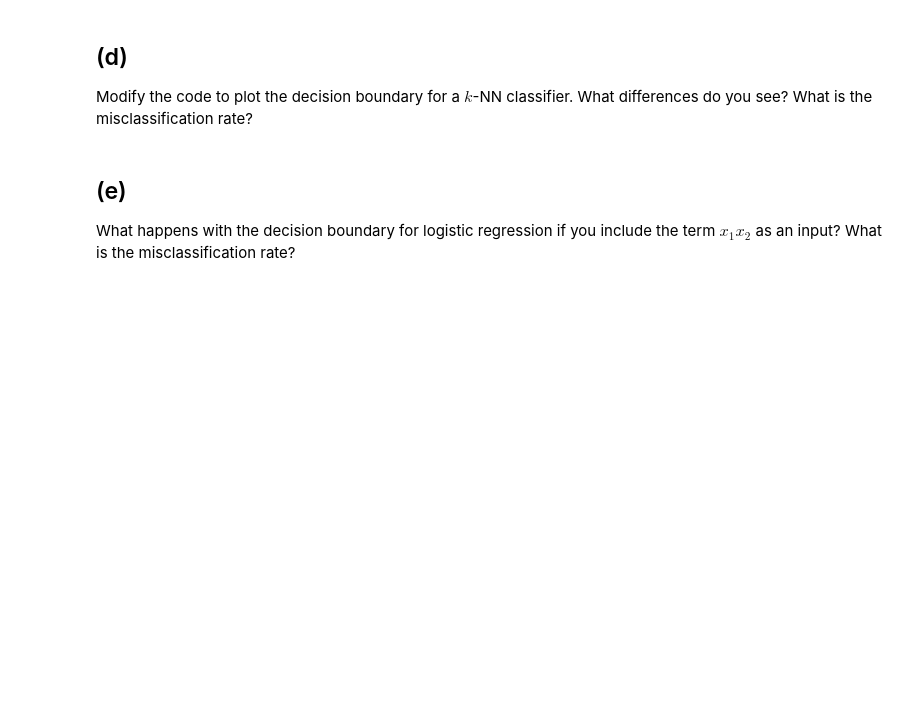
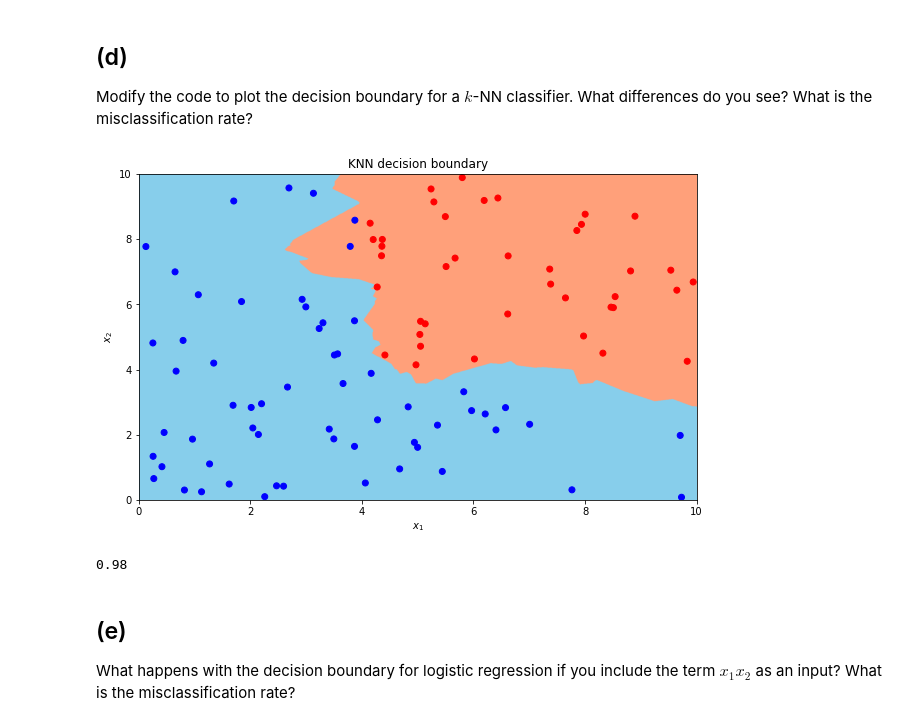
Before and after one commit to flapinski/SML, a Jupyter notebook: exercises/SML-session_4.ipynb, the cells around one changed output. Cells and saved outputs as stored; diff of their text form; code cells hidden in the pictures; blank space fills up the shorter version.

```diff
--- a/exercises/SML-session_4.ipynb
+++ b/exercises/SML-session_4.ipynb
@@ -249,6 +354,51 @@ Modify the code to plot the decision boundary for a QDA classifier. What differe
 # %% [markdown]
 ## (d)
 Modify the code to plot the decision boundary for a $k$-NN classifier. What differences do you see? What is the misclassification rate?
+# %%
+# generate data
+np.random.seed(2)
+N = 100
+x1 = np.random.uniform(0, 10, N)
+x2 = np.random.uniform(0, 10, N)
+y = np.ones(N)
+y[x1<4] = 0
+y[x2<4] = 0
+X = pd.DataFrame({'x1': x1, 'x2': x2})
+
+# learn a logistic regression model
+model = skl_nb.KNeighborsClassifier(n_neighbors=7)
+model.fit(X, y)
+
+# classify the points in the whole domain
+res = 0.01   # resolution of the squares
+xs1 = np.arange(0, 10 + res, res)
+xs2 = np.arange(0, 10 + res, res)
+xs1, xs2 = np.meshgrid(xs1, xs2)    # Creating the grid for all the data points
+X_all = pd.DataFrame({'x1': xs1.flatten(), 'x2': xs2.flatten()})
+prediction = model.predict(X_all)
+
+from matplotlib.colors import LinearSegmentedColormap
+mycmap = LinearSegmentedColormap.from_list('mycmap', ['skyblue', 'lightsalmon'])
+plt.imshow(prediction.reshape(xs1.shape[0],-1),
+           cmap=mycmap,
+           origin='lower',
+           extent=[0,10,0,10],
+           aspect='auto')
+
+# Plot of the data points and their label
+plt.scatter(x1, x2, c=y, cmap='bwr') # blue - white -red colormap
+
+plt.title('KNN decision boundary')
+plt.xlim([0,10])
+plt.ylim([0,10])
+plt.xlabel('$x_1$')
+plt.ylabel('$x_2$')
+plt.show()
+
+model.score(X,y)
+# %% [output]
+[figure, added]
+0.98
 # %% [markdown]
 ## (e)
 What happens with the decision boundary for logistic regression if you include the term $x_1x_2$ as an input? What is the misclassification rate?
```
Also changed, not shown: parts of 6 cells of this notebook.
